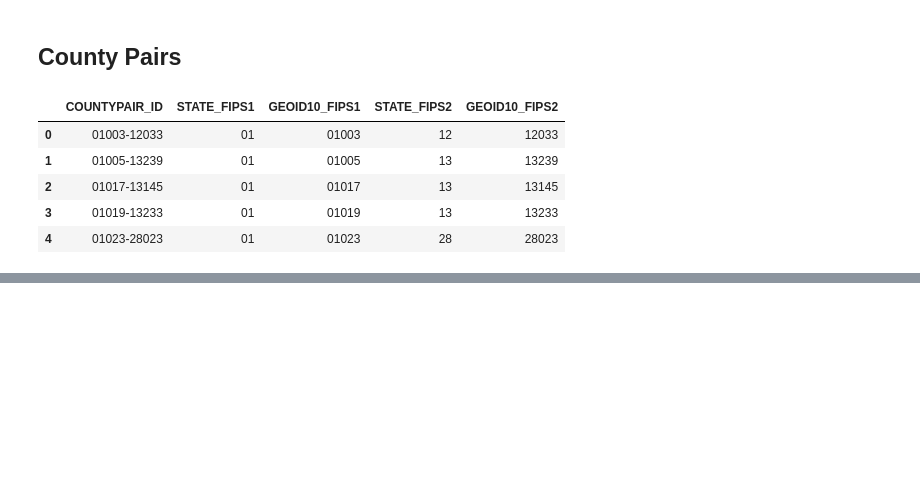
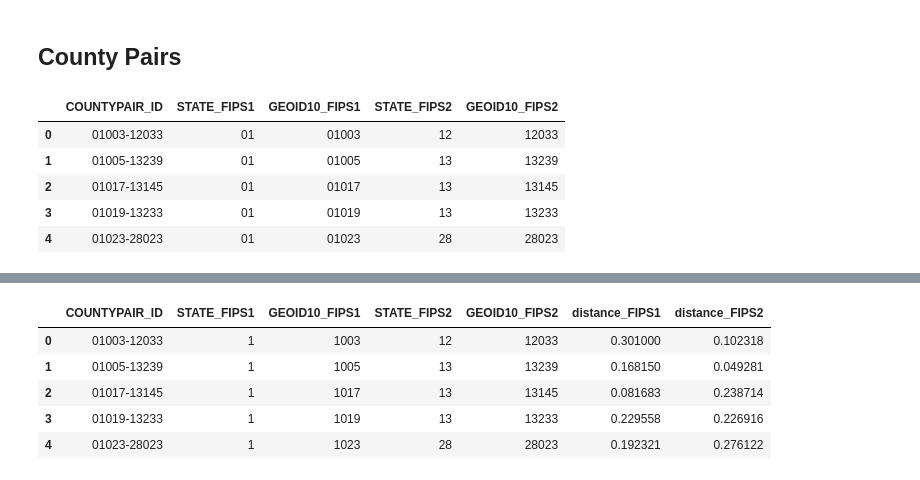
Before and after one commit to HappyAiwei/master-thesis, a Jupyter notebook: FiguresPlots.ipynb, the cells around one changed output, grey strips where cells are left out. Cells and saved outputs as stored; diff of their text form; code cells hidden in the pictures; blank space fills up the shorter version.

```diff
--- a/FiguresPlots.ipynb
+++ b/FiguresPlots.ipynb
@@ -381,0 +371,9 @@ df1
+# %%
+cp_distance.head()
+# %% [output]
+|  | COUNTYPAIR_ID | STATE_FIPS1 | GEOID10_FIPS1 | STATE_FIPS2 | GEOID10_FIPS2 | distance_FIPS1 | distance_FIPS2 |
+| 0 | 01003-12033 | 1 | 1003 | 12 | 12033 | 0.301000 | 0.102318 |
+| 1 | 01005-13239 | 1 | 1005 | 13 | 13239 | 0.168150 | 0.049281 |
+| 2 | 01017-13145 | 1 | 1017 | 13 | 13145 | 0.081683 | 0.238714 |
+| 3 | 01019-13233 | 1 | 1019 | 13 | 13233 | 0.229558 | 0.226916 |
+| 4 | 01023-28023 | 1 | 1023 | 28 | 28023 | 0.192321 | 0.276122 |
```
Also changed, not shown: parts of 15 cells of this notebook, 1 other file.
